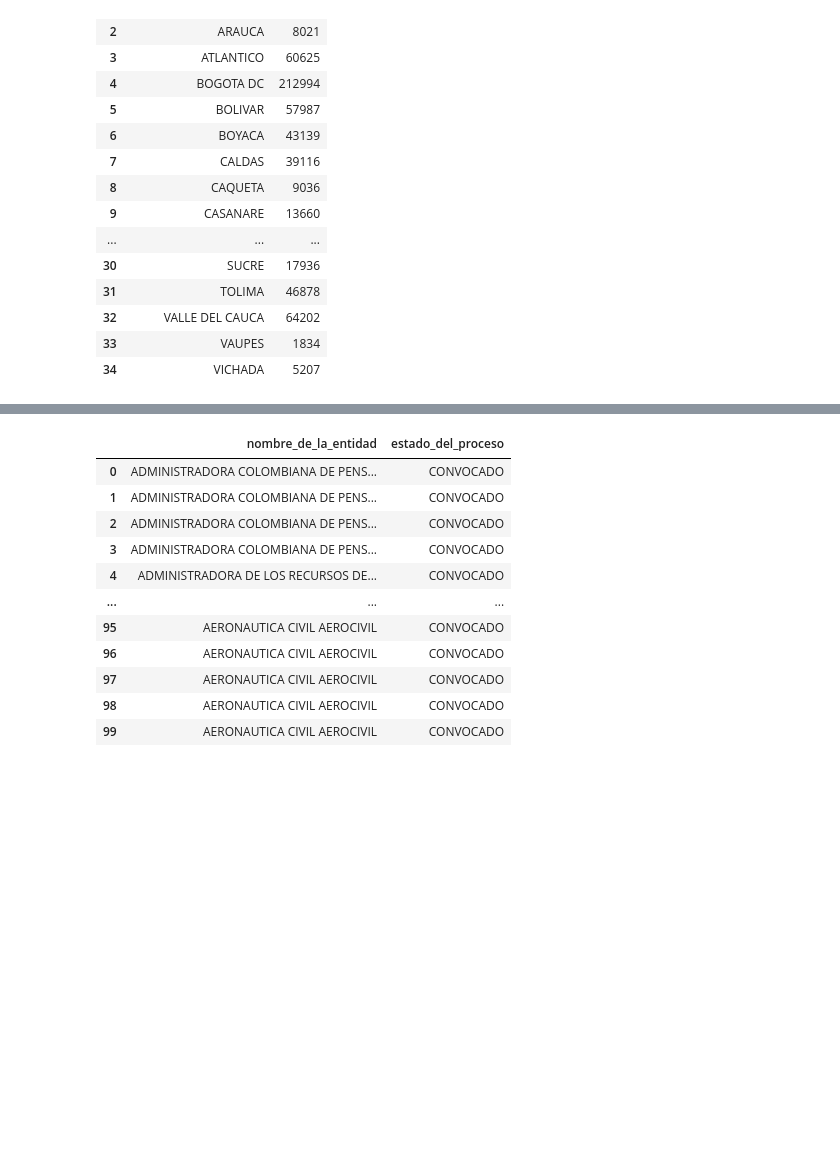
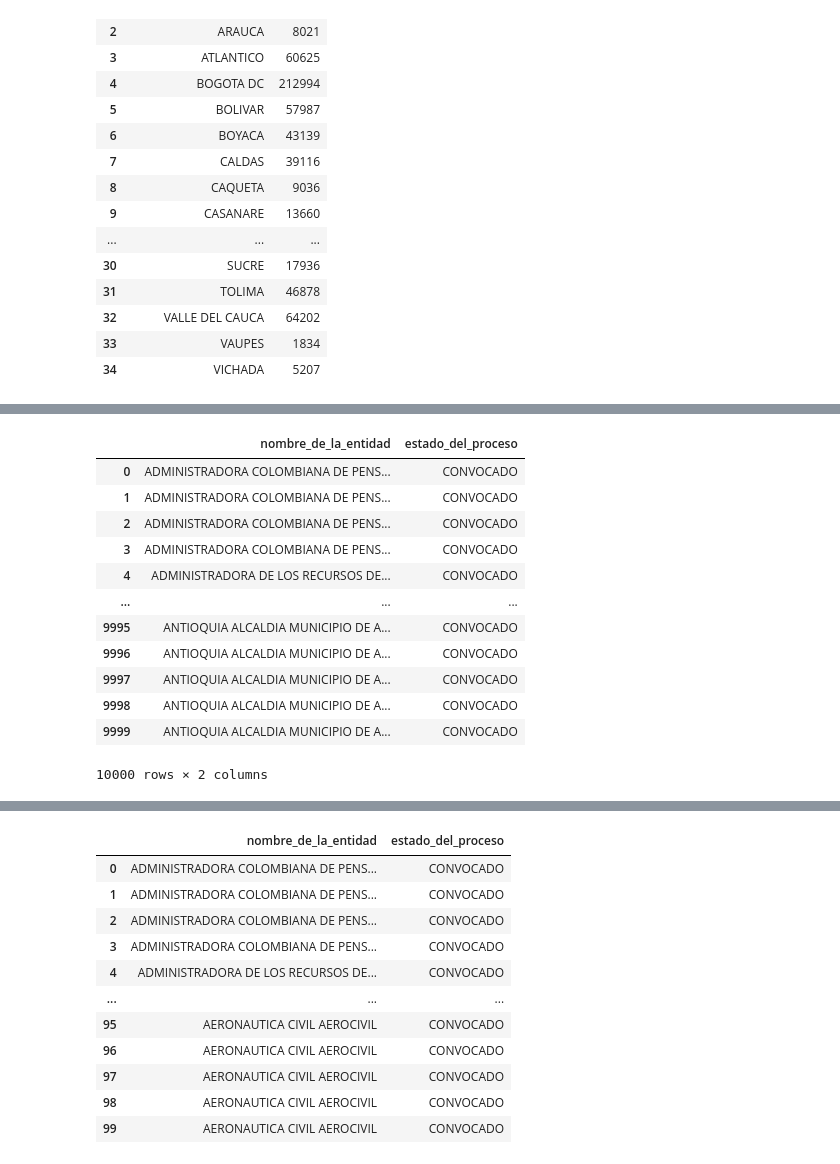
Before and after one commit to jazaineam1/BigData2023_2, a Jupyter notebook: 2_BigData_v2.ipynb, the cells around one changed output, grey strips where cells are left out. Saved outputs shown, nothing was run; the diff lists cells and outputs as text; code cells hidden in the pictures; blank space fills up the shorter version.

```diff
--- a/2_BigData_v2.ipynb
+++ b/2_BigData_v2.ipynb
@@ -222,18 +243,31 @@ df_limit
 | 3 | NACIONAL | EJERCITO NACIONAL | NO DEFINIDO | BOGOTA DC | BOGOTA DC | ... |
 | 4 | NACIONAL | SERVICIO NACIONAL DE APRENDIZAJE ... | 899999034 | BOGOTA DC | BOGOTA DC | ... |
 # %%
-
-
 params = {
     'select': 'nombre_de_la_entidad, estado_del_proceso',
-    'where': "estado_del_proceso='Activo'",
+    'where': "estado_del_proceso='CONVOCADO'",
     'order': 'nombre_de_la_entidad ASC',
     'limit': 10000
 }
 
 # Realizar la consulta
 results_query = client.get("rpmr-utcd", **params)
 df_query = pd.DataFrame.from_records(results_query)
+df_query
+# %% [output]
+|  | nombre_de_la_entidad | estado_del_proceso |
+| 0 | ADMINISTRADORA COLOMBIANA DE PENS... | CONVOCADO |
+| 1 | ADMINISTRADORA COLOMBIANA DE PENS... | CONVOCADO |
+| 2 | ADMINISTRADORA COLOMBIANA DE PENS... | CONVOCADO |
+| 3 | ADMINISTRADORA COLOMBIANA DE PENS... | CONVOCADO |
+| 4 | ADMINISTRADORA DE LOS RECURSOS DE... | CONVOCADO |
+| ... | ... | ... |
+| 9995 | ANTIOQUIA ALCALDIA MUNICIPIO DE A... | CONVOCADO |
+| 9996 | ANTIOQUIA ALCALDIA MUNICIPIO DE A... | CONVOCADO |
+| 9997 | ANTIOQUIA ALCALDIA MUNICIPIO DE A... | CONVOCADO |
+| 9998 | ANTIOQUIA ALCALDIA MUNICIPIO DE A... | CONVOCADO |
+| 9999 | ANTIOQUIA ALCALDIA MUNICIPIO DE A... | CONVOCADO |
+10000 rows × 2 columns
 # %%
 
 # $offset
```
Also changed, not shown: parts of 14 cells of this notebook.
